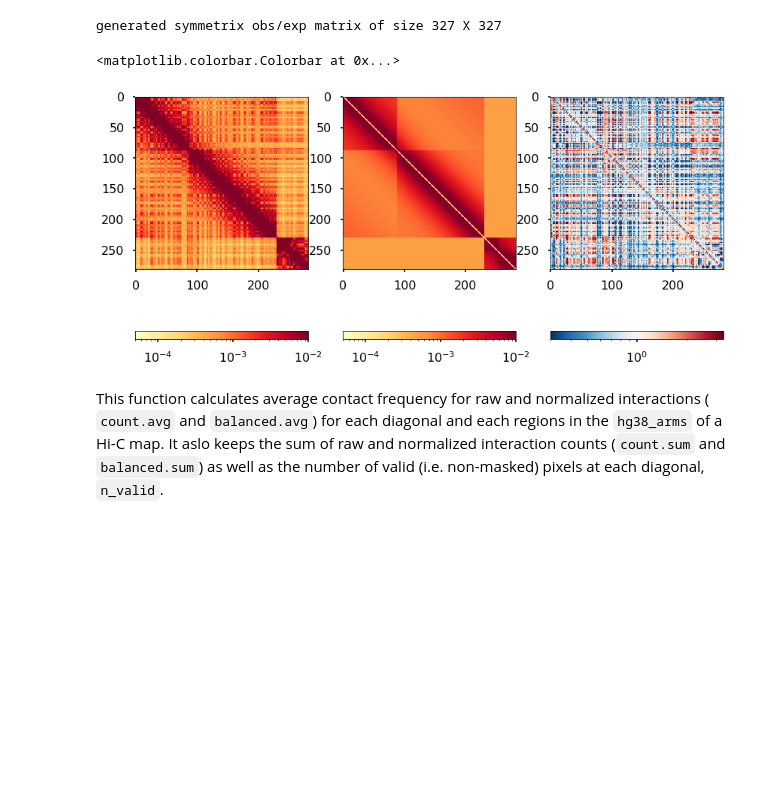
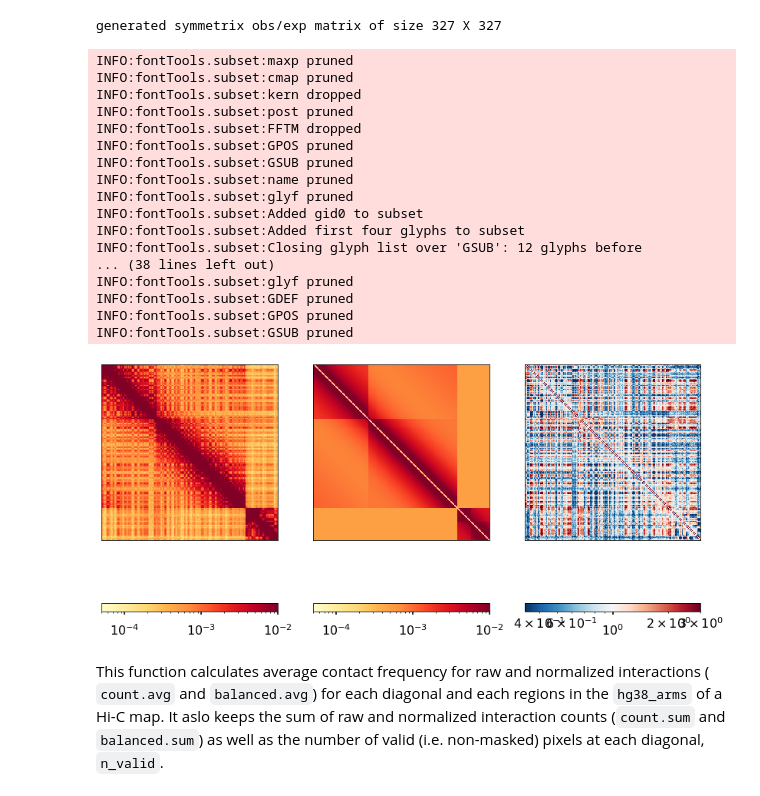
Before and after one commit to open2c/open2c_vignettes, a Jupyter notebook: cooltools_manuscript/contacts_vs_distance.ipynb, the cells around one changed output. Drawn from its saved outputs; the diff is of its cells as text; code cells hidden in the pictures; blank space fills up the shorter version.

Commit message:
plot final figures for the manuscript

```diff
--- a/cooltools_manuscript/contacts_vs_distance.ipynb
+++ b/cooltools_manuscript/contacts_vs_distance.ipynb
@@ -64,6 +61,9 @@ from packaging import version
 if version.parse(cooltools.__version__) < version.parse('0.5.1'):
     raise AssertionError("tutorials rely on cooltools version 0.5.1 or higher,"+
                          "please check your cooltools version and update to the latest")
+# %%
+import matplotlib as mpl
+mpl.rcParams['pdf.fonttype'] = 42
 # %%
 from cooltools.sandbox import obs_over_exp_cooler
 from scipy.sparse import coo_matrix
@@ -302,36 +302,65 @@ obs_exp = oe[istart:iend, istart:iend]
 obs = obs[:,~mask][~mask,:]
 exp = exp[:,~mask][~mask,:]
 obs_exp = obs_exp[:,~mask][~mask,:]
 
 
 f,axs = plt.subplots(1,3,figsize=(14,10),facecolor="white")
 
 img = axs[0].imshow(
     obs,
     interpolation="none",
     cmap="YlOrRd",
     norm=colors.LogNorm(vmin=0.00005,vmax=0.01)
 )
+
 plt.colorbar(img,ax=axs[0],orientation="horizontal")
 
 img = axs[1].imshow(
     exp,
     interpolation="none",
     cmap="YlOrRd",
     norm=colors.LogNorm(vmin=0.00005,vmax=0.01)
 )
 plt.colorbar(img,ax=axs[1],orientation="horizontal")
 
 img = axs[2].imshow(
     obs_exp,
     interpolation="none",
     cmap="RdBu_r",
-    norm=colors.LogNorm(vmin=0.3,vmax=3.33)
+    norm=colors.LogNorm(vmin=1/3,vmax=3)
 )
+
 plt.colorbar(img,ax=axs[2],orientation="horizontal")
+
+for ax in axs:
+    ax.tick_params(
+        which='both',      # both major and minor ticks are affected
+        bottom=False,      # ticks along the bottom edge are off
+        left=False,         # ticks along the top edge are off
+        labelbottom=False,
+        labelleft=False,
+        )
+
+# plt.savefig("expected_heatmap.pdf", bbox_inches="tight")
 # %% [output]
-<matplotlib.colorbar.Colorbar at 0x...>
+INFO:fontTools.subset:maxp pruned
+INFO:fontTools.subset:cmap pruned
+INFO:fontTools.subset:kern dropped
+INFO:fontTools.subset:post pruned
+INFO:fontTools.subset:FFTM dropped
+INFO:fontTools.subset:GPOS pruned
+INFO:fontTools.subset:GSUB pruned
+INFO:fontTools.subset:name pruned
+INFO:fontTools.subset:glyf pruned
+INFO:fontTools.subset:Added gid0 to subset
+INFO:fontTools.subset:Added first four glyphs to subset
+INFO:fontTools.subset:Closing glyph list over 'GSUB': 12 glyphs before
+... (38 lines left out)
+INFO:fontTools.subset:glyf pruned
+INFO:fontTools.subset:GDEF pruned
+INFO:fontTools.subset:GPOS pruned
+INFO:fontTools.subset:GSUB pruned
-[figure, old version]
+[figure, new version]
 # %%
 # cvd == contacts-vs-distance
 cvd = cooltools.expected_cis(
```
Also changed, not shown: parts of 17 cells of this notebook.
